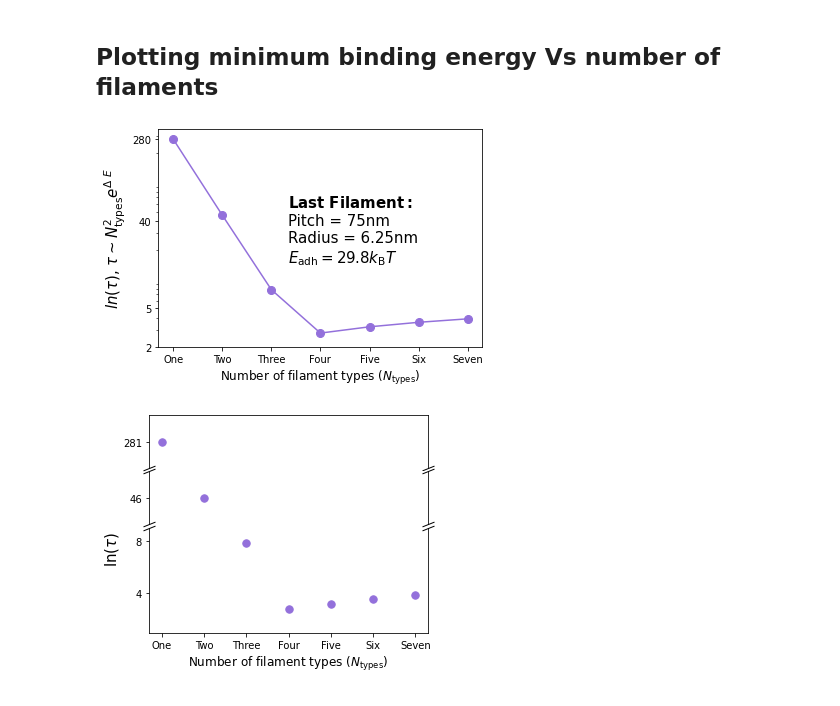
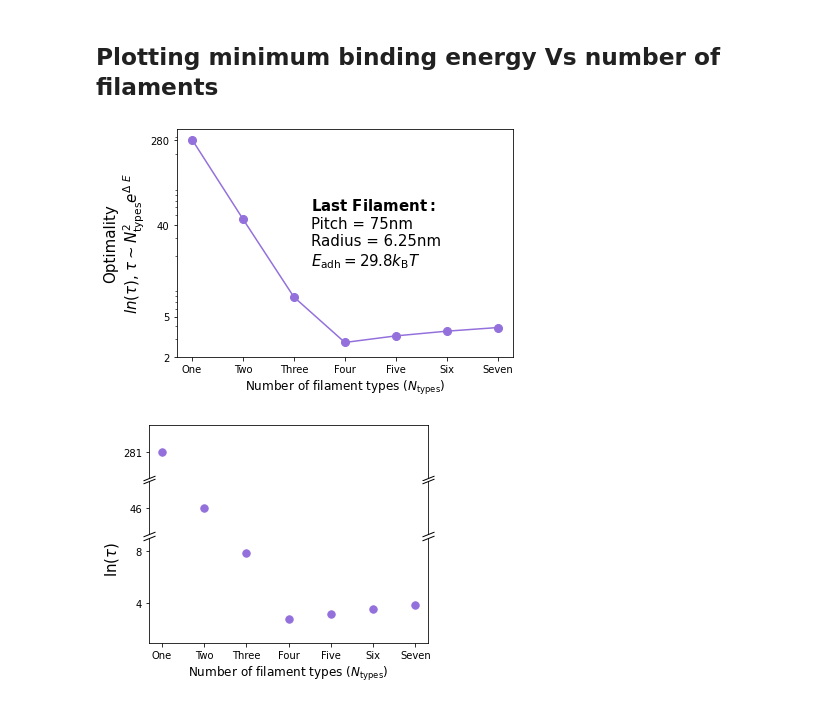
Before and after one commit to Billie1717/ESCRTProject, a Jupyter notebook: Data_and_Figures/Fig_TauVsN/Plotting.ipynb, the cells around one changed output. Saved outputs shown, nothing was run; the diff lists cells and outputs as text; code cells hidden in the pictures.

```diff
--- a/Data_and_Figures/Fig_TauVsN/Plotting.ipynb
+++ b/Data_and_Figures/Fig_TauVsN/Plotting.ipynb
@@ -11,34 +11,34 @@ from matplotlib.colors import LogNorm, Normalize
 # %%
 fig2,ax2=plt.subplots()
 
 FilBar = [281, 44.6,5.6,0,0,0,0]
 Nsq = [1,4,9,16,25,36,49]
 
 ax2.plot([1,2,3,4,5,6,7],FilBar+np.log(Nsq), marker = 'o',markersize = '8',color = 'mediumpurple')
 ax2.set_yscale('log')
 ax2.set_xticks([1,2,3,4,5,6,7])
 ax2.set_yticks([280,40,5,2])
 ax2.set_yticklabels(['280','40','5','2'])
 ax2.set_xticklabels(['One','Two','Three','Four','Five','Six','Seven'])
 ax2.set_xlabel('Number of filament types ($N_{\mathrm{types}}$)', fontsize = 12)
-ax2.set_ylabel(r'$ln(\tau)$, $\tau \sim N_{\mathrm{types}}^{2}e^{\Delta \ E}$', fontsize = 15)
+ax2.set_ylabel('Optimality\n'+r'$ln(\tau)$, $\tau \sim N_{\mathrm{types}}^{2}e^{\Delta \ E}$', fontsize = 15)
 textstr = '\n'.join((
     r'$\bf{Last \ Filament:}$' ,
      r'Pitch = 75nm' ,
     r'Radius = 6.25nm',
     r'$E_{\mathrm{adh}} = 29.8 k_{\mathrm{B}}T$'))
 ax2.text(0.4, 0.7, textstr, transform=ax2.transAxes, fontsize=15,verticalalignment='top')
 
 plt.gcf().subplots_adjust(left=0.15)
 
-
+fig2.tight_layout()
 
 fname = 'LogTau1.pdf'
-#fig2.savefig('./Plots/'+fname)
+fig2.savefig('./Plots/'+fname)
 #fname2 = 'SameBarriersVSfilNumberExpRescaled.pdf'
 #fig3.savefig('./Plots/'+fname2)
 # %% [output]
-[figure, old version]
+[figure, new version]
 # %%
 fig, (ax1, ax2, ax3) = plt.subplots(3, 1, sharex=True,gridspec_kw={'height_ratios': [1, 1,2]}, figsize = (5,4))
 
```
Also changed, not shown: 25 other files.
